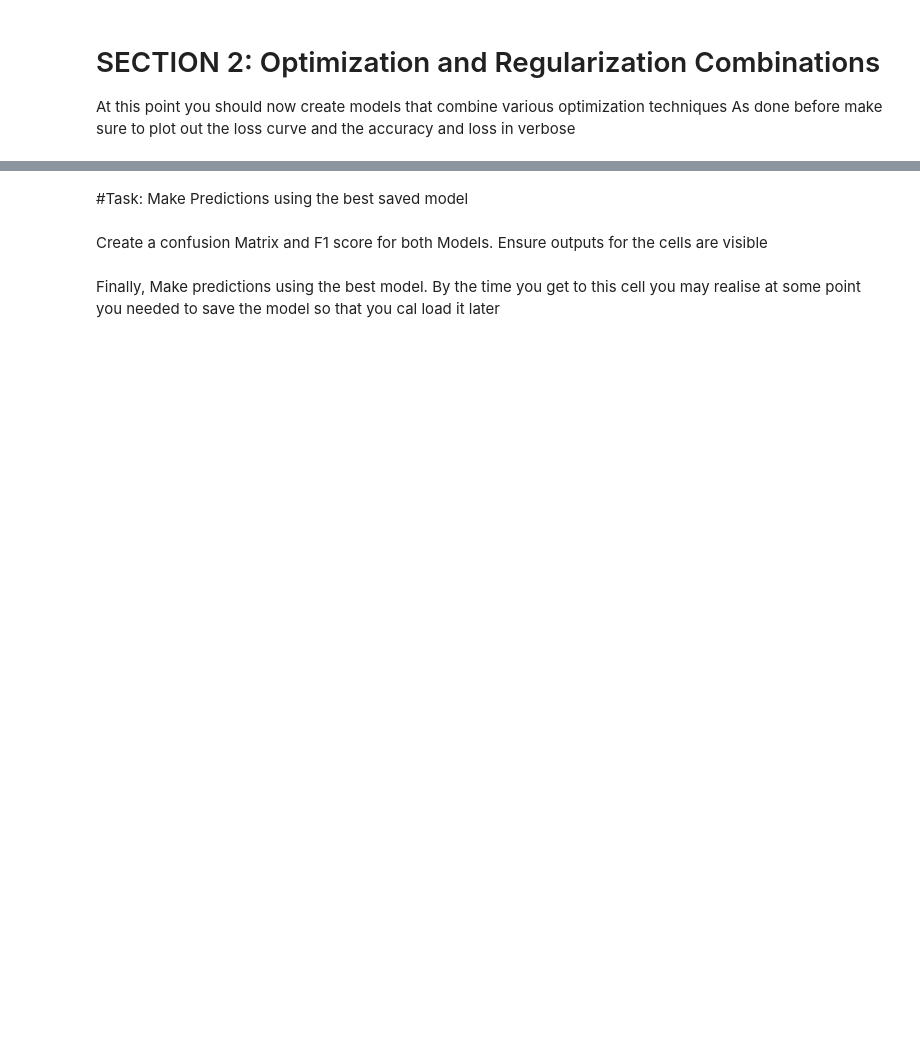
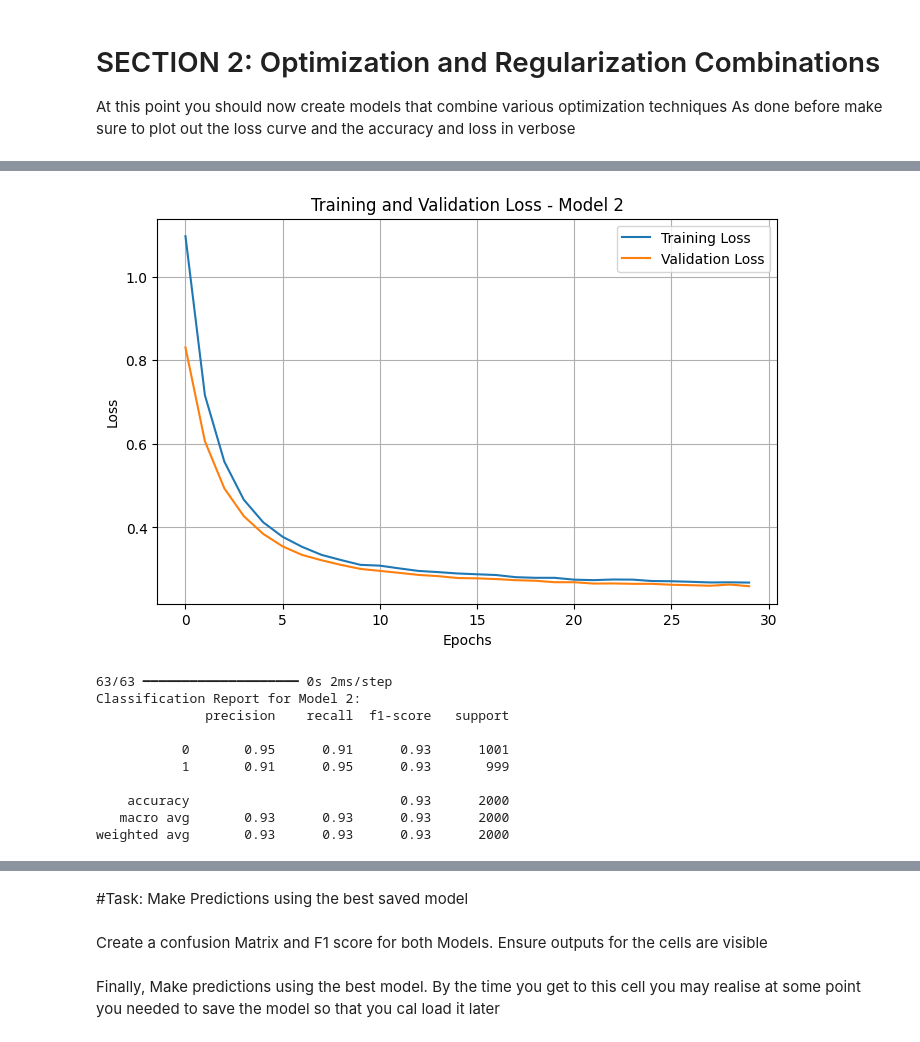
Before and after one commit to jkeza1/Maternal_Health_Summative, a Jupyter notebook: Summative_Intro_to_ml_Keza_Joan_assignment.ipynb, the cells around one changed output, grey strips where cells are left out. Cells and saved outputs as stored; diff of their text form; code cells hidden in the pictures; blank space fills up the shorter version.

```diff
--- a/Summative_Intro_to_ml_Keza_Joan_assignment.ipynb
+++ b/Summative_Intro_to_ml_Keza_Joan_assignment.ipynb
@@ -687,0 +577,17 @@ Training Instance 3 (RMSprop + L1)
+# %%
+# ✅ Instance 2
+model2, history2, config2 = define_model(input_shape=(X_train_scaled.shape[1],),
+    optimizer_name='adam',
+    regularization_type='l2',
+    early_stopping=True,
+    dropout=0.3,
+    learning_rate=0.0005,
+    epochs=30,
+    X_train=X_train_scaled,
+    y_train=y_train,
+    X_val=X_val_scaled,
+    y_val=y_val,
+    model_name='model2_opt_l2_dropout'
+)
+
+model2.save('saved_models/model2_opt_l2_dropout.h5', include_optimizer=False)
@@ -687,0 +625,36 @@ Training Instance 3 (RMSprop + L1)
+# %%
+import matplotlib.pyplot as plt
+from sklearn.metrics import classification_report
+import numpy as np
+
+plt.figure(figsize=(8,5))
+plt.plot(history2.history['loss'], label='Training Loss')
+plt.plot(history2.history['val_loss'], label='Validation Loss')
+plt.title('Training and Validation Loss - Model 2')
+plt.xlabel('Epochs')
+plt.ylabel('Loss')
+plt.legend()
+plt.grid(True)
+plt.show()
+
+# Predict probabilities
+y_pred_prob = model2.predict(X_val_scaled)
+
+# Convert probabilities to class predictions (assuming binary classification with sigmoid output)
+y_pred = (y_pred_prob > 0.5).astype(int).flatten()
+
+# Print classification report
+print("Classification Report for Model 2:")
+print(classification_report(y_val, y_pred))
+# %% [output]
+[figure, added]
+63/63 ━━━━━━━━━━━━━━━━━━━━ 0s 2ms/step
+Classification Report for Model 2:
+              precision    recall  f1-score   support
+
+           0       0.95      0.91      0.93      1001
+           1       0.91      0.95      0.93       999
+
+    accuracy                           0.93      2000
+   macro avg       0.93      0.93      0.93      2000
+weighted avg       0.93      0.93      0.93      2000
```
Also changed, not shown: parts of 34 cells of this notebook.
